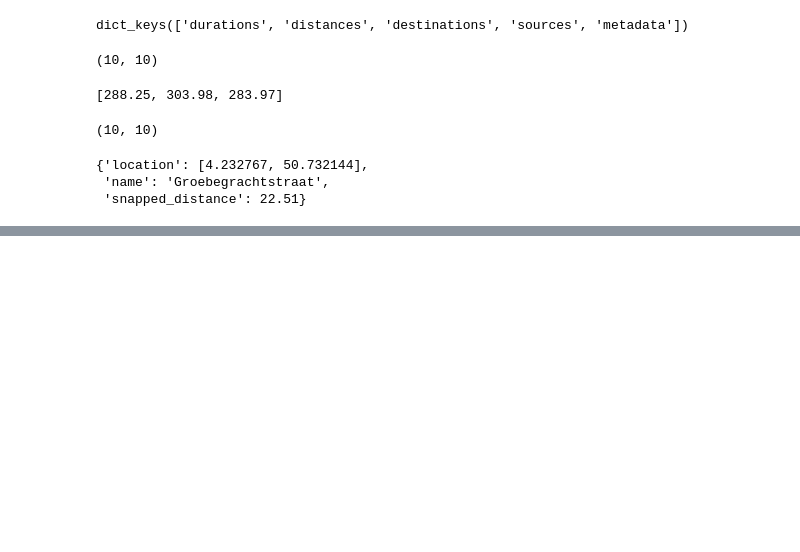
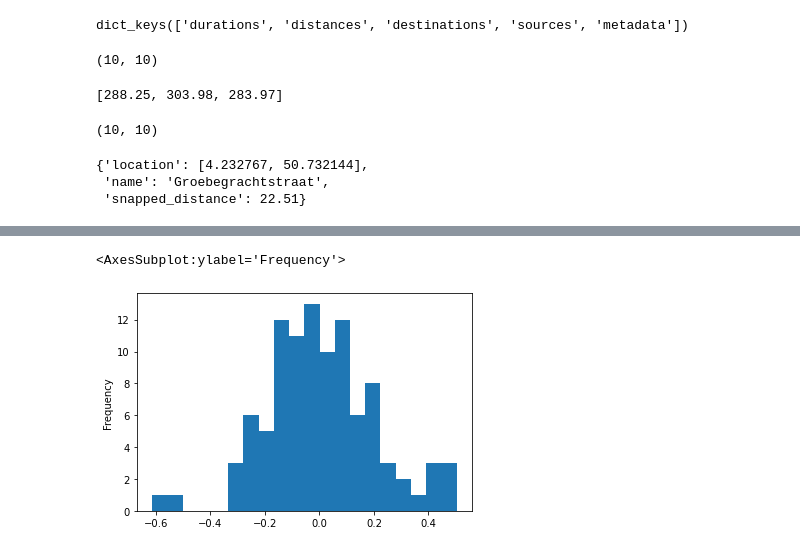
Before and after one commit to MarkiesFredje/google-maps-distance, a Jupyter notebook: explore.ipynb, the cells around one changed output, grey strips where cells are left out. Cells and saved outputs as stored; diff of their text form; code cells hidden in the pictures; blank space fills up the shorter version.

```diff
--- a/explore.ipynb
+++ b/explore.ipynb
@@ -188,0 +231,5 @@ gdf_traveltime.head()
+# %%
+df_traveltime_deviation["delta_g_ors_s_pct"].plot(kind="hist", bins=20)
+# %% [output]
+<AxesSubplot:ylabel='Frequency'>
+[figure, added]
```
Also changed, not shown: parts of 8 cells of this notebook, 1 other file.
